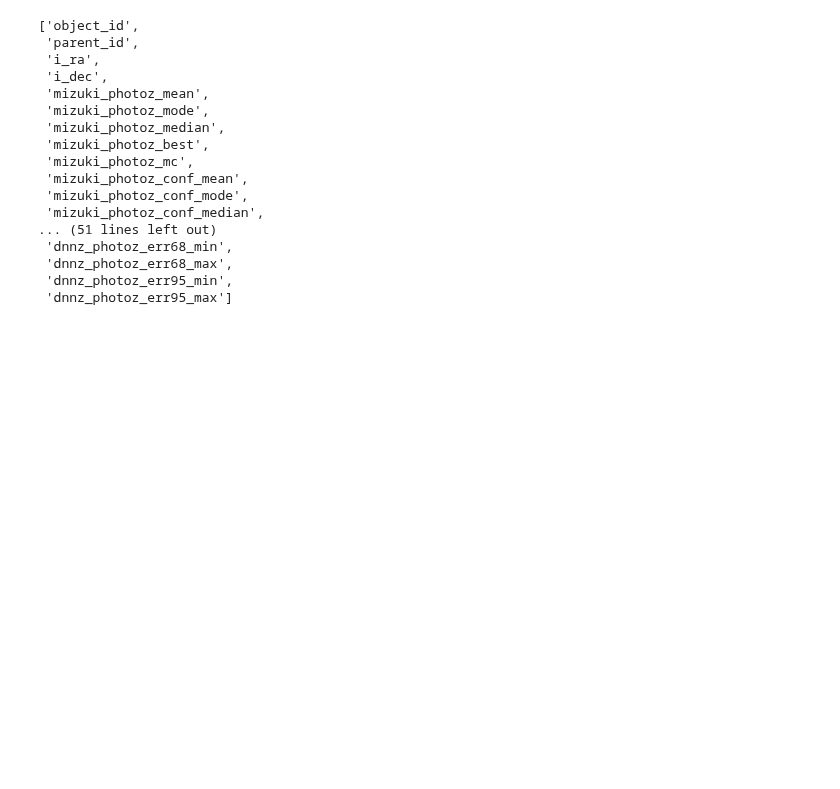
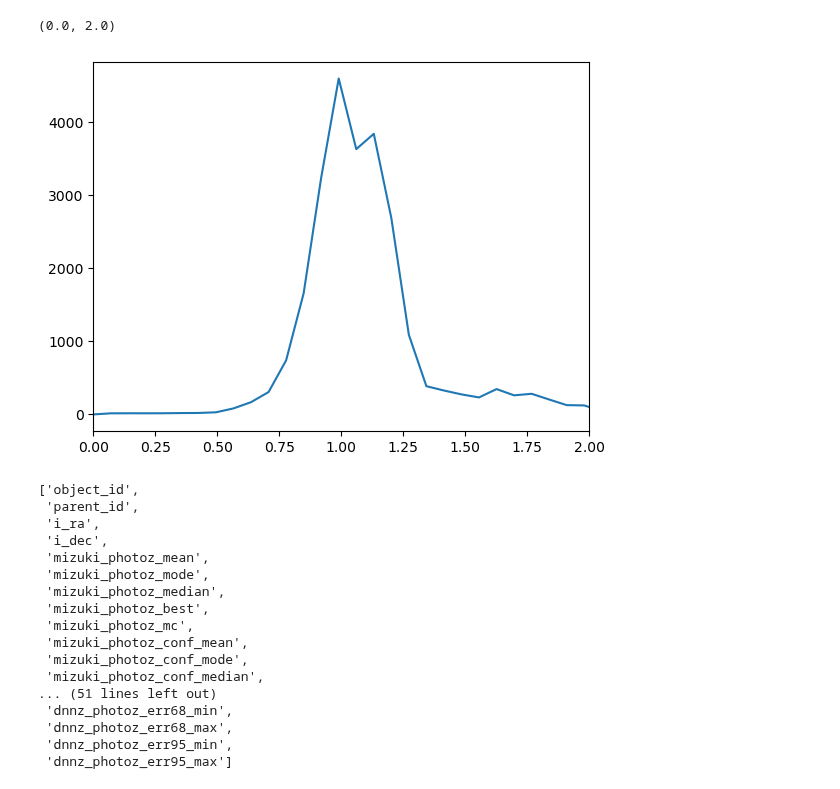
Before and after one commit to JeanCHDJdev/desi-y3-hsc, a Jupyter notebook: src/photoz_cuts/photoz_pdfdnnz_cut.ipynb, the cells around one changed output. Drawn from its saved outputs; the diff is of its cells as text; code cells hidden in the pictures; blank space fills up the shorter version.

Commit message:
photoz tail cuts

```diff
--- a/src/photoz_cuts/photoz_pdfdnnz_cut.ipynb
+++ b/src/photoz_cuts/photoz_pdfdnnz_cut.ipynb
@@ -4,8 +4,16 @@ import numpy as np
 import pandas as pd
 import fitsio as fio
 import matplotlib.pyplot as plt
+import numpy as np
+import pandas as pd
+from pysr import PySRRegressor
+import matplotlib.pyplot as plt
 
 from pathlib import Path
+
+z_bins = np.linspace(0, 7, 100)
+bds_tomo = (0.9, 1.2)
+lim_tail = bds_tomo[1] + 0.15
 
 ROOT = '/global/cfs/cdirs/desicollab/science/c3/DESI-Lensing/prelim_hscy3/gfarm.ipmu.jp/~surhud/S19ACatalogs/catalog_tracts/'
 patches = ['GAMA09H', 'GAMA15H', 'VVDS', 'XMM', 'WIDE12H', 'HECTOMAP']
@@ -20,3 +50,10 @@ z = fio.FITS(zfile)[1].read()
+# %%
+zbin_crit_best = (z['dnnz_photoz_best'] > bds_tomo[0]) & (z['dnnz_photoz_best'] <= bds_tomo[1])
+plt.plot(np.linspace(0, 7, 100), np.sum([p[1] for p in pdf[zbin_crit_best]], axis=0), label='PDF')
+plt.xlim(0,2)
+# %% [output]
+(0.0, 2.0)
+[figure, added]
 # %%
 fio.FITS(zfile)[1].get_colnames()
 # %% [output]
```
Also changed, not shown: parts of 17 cells of this notebook.
